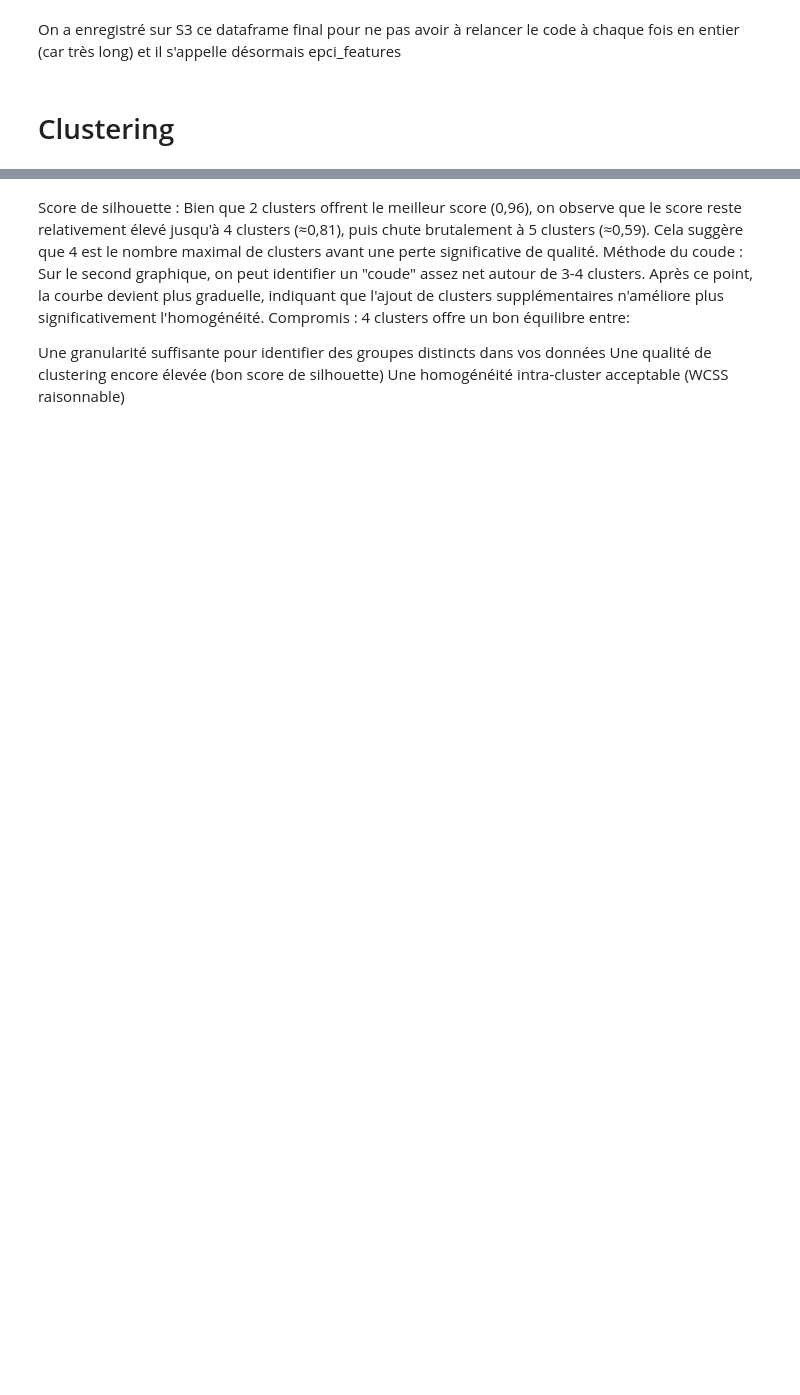
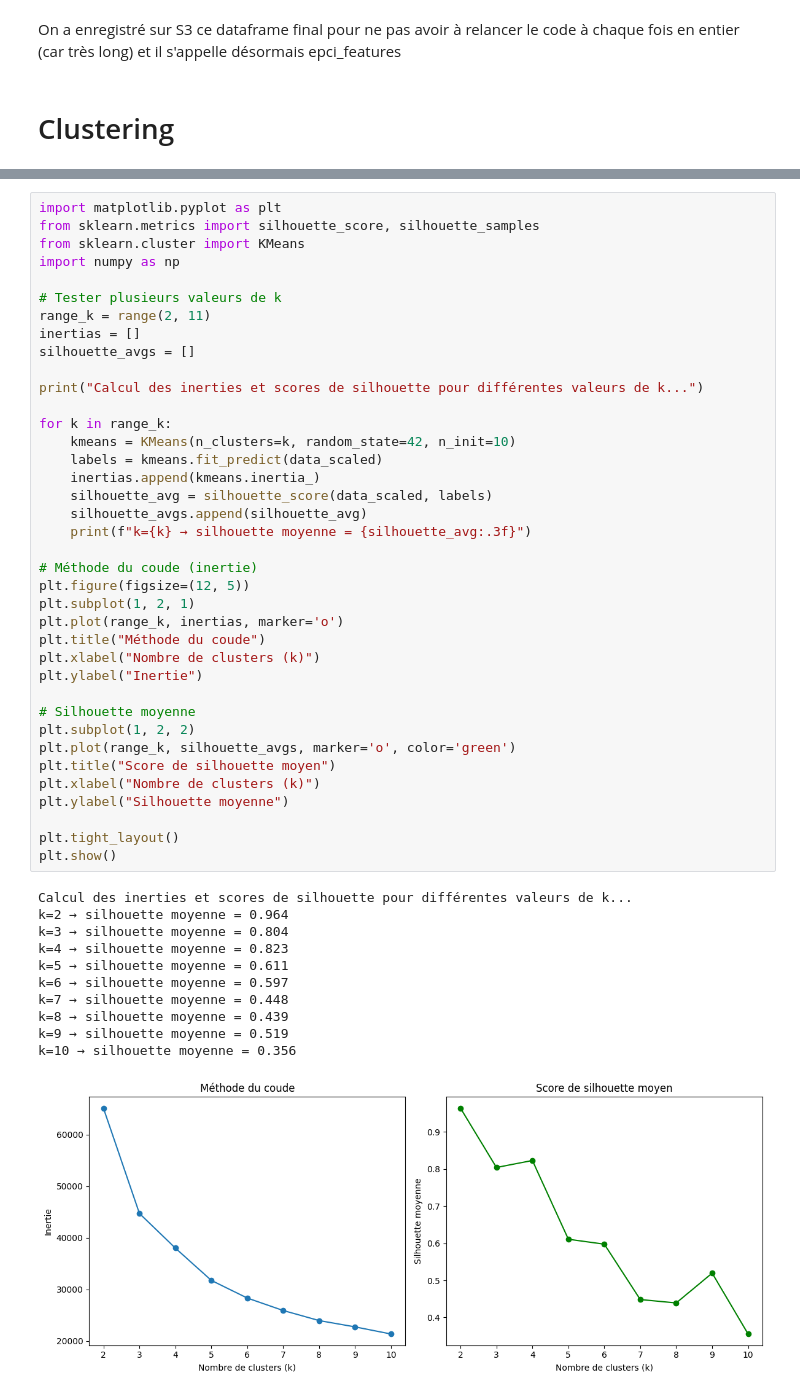
Before and after one commit to Qntouille/statapp, a Jupyter notebook: stat_desc_mobpro2.ipynb, the cells around one changed output, grey strips where cells are left out. Cells and saved outputs as stored; diff of their text form; blank space fills up the shorter version.

```diff
--- a/stat_desc_mobpro2.ipynb
+++ b/stat_desc_mobpro2.ipynb
@@ -507,8 +469,50 @@ Le score de silhouette le plus élevé indique généralement la meilleure sépa
-# %% [markdown]
-Score de silhouette : Bien que 2 clusters offrent le meilleur score (0,96), on observe que le score reste relativement élevé jusqu'à 4 clusters (≈0,81), puis chute brutalement à 5 clusters (≈0,59). Cela suggère que 4 est le nombre maximal de clusters avant une perte significative de qualité.
-Méthode du coude : Sur le second graphique, on peut identifier un "coude" assez net autour de 3-4 clusters. Après ce point, la courbe devient plus graduelle, indiquant que l'ajout de clusters supplémentaires n'améliore plus significativement l'homogénéité.
-Compromis : 4 clusters offre un bon équilibre entre:
-
-Une granularité suffisante pour identifier des groupes distincts dans vos données
-Une qualité de clustering encore élevée (bon score de silhouette)
-Une homogénéité intra-cluster acceptable (WCSS raisonnable)
+# %%
+import matplotlib.pyplot as plt
+from sklearn.metrics import silhouette_score, silhouette_samples
+from sklearn.cluster import KMeans
+import numpy as np
+
+# Tester plusieurs valeurs de k
+range_k = range(2, 11)
+inertias = []
+silhouette_avgs = []
+
+print("Calcul des inerties et scores de silhouette pour différentes valeurs de k...")
+
+for k in range_k:
+    kmeans = KMeans(n_clusters=k, random_state=42, n_init=10)
+    labels = kmeans.fit_predict(data_scaled)
+    inertias.append(kmeans.inertia_)
+    silhouette_avg = silhouette_score(data_scaled, labels)
+    silhouette_avgs.append(silhouette_avg)
+    print(f"k={k} → silhouette moyenne = {silhouette_avg:.3f}")
+
+# Méthode du coude (inertie)
+plt.figure(figsize=(12, 5))
+plt.subplot(1, 2, 1)
+plt.plot(range_k, inertias, marker='o')
+plt.title("Méthode du coude")
+plt.xlabel("Nombre de clusters (k)")
+plt.ylabel("Inertie")
+
+# Silhouette moyenne
+plt.subplot(1, 2, 2)
+plt.plot(range_k, silhouette_avgs, marker='o', color='green')
+plt.title("Score de silhouette moyen")
+plt.xlabel("Nombre de clusters (k)")
+plt.ylabel("Silhouette moyenne")
+
+plt.tight_layout()
+plt.show()
+# %% [output]
+Calcul des inerties et scores de silhouette pour différentes valeurs de k...
+k=2 → silhouette moyenne = 0.964
+k=3 → silhouette moyenne = 0.804
+k=4 → silhouette moyenne = 0.823
+k=5 → silhouette moyenne = 0.611
+k=6 → silhouette moyenne = 0.597
+k=7 → silhouette moyenne = 0.448
+k=8 → silhouette moyenne = 0.439
+k=9 → silhouette moyenne = 0.519
+k=10 → silhouette moyenne = 0.356
+[figure, added]
```
Also changed, not shown: parts of 23 cells of this notebook, 1 other file.
